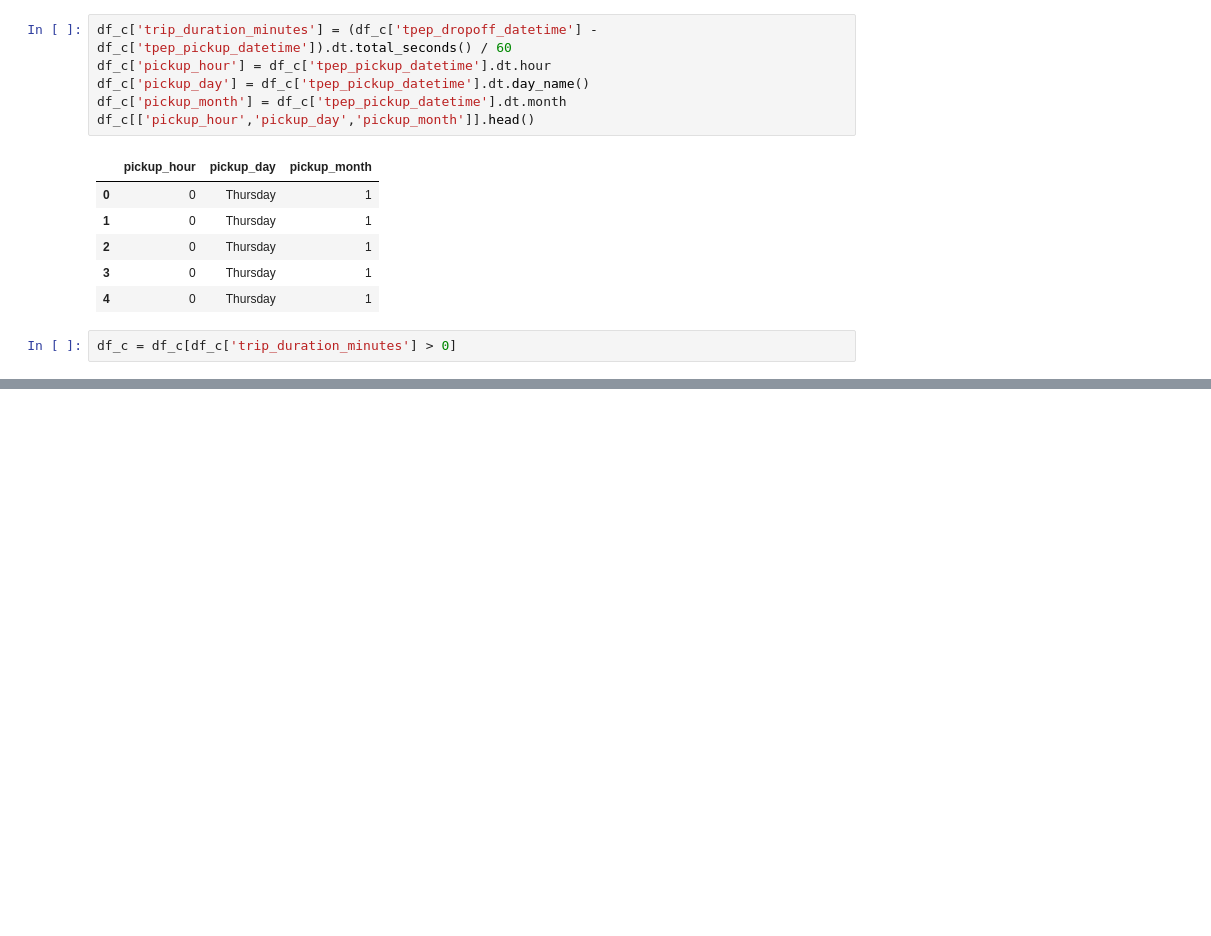
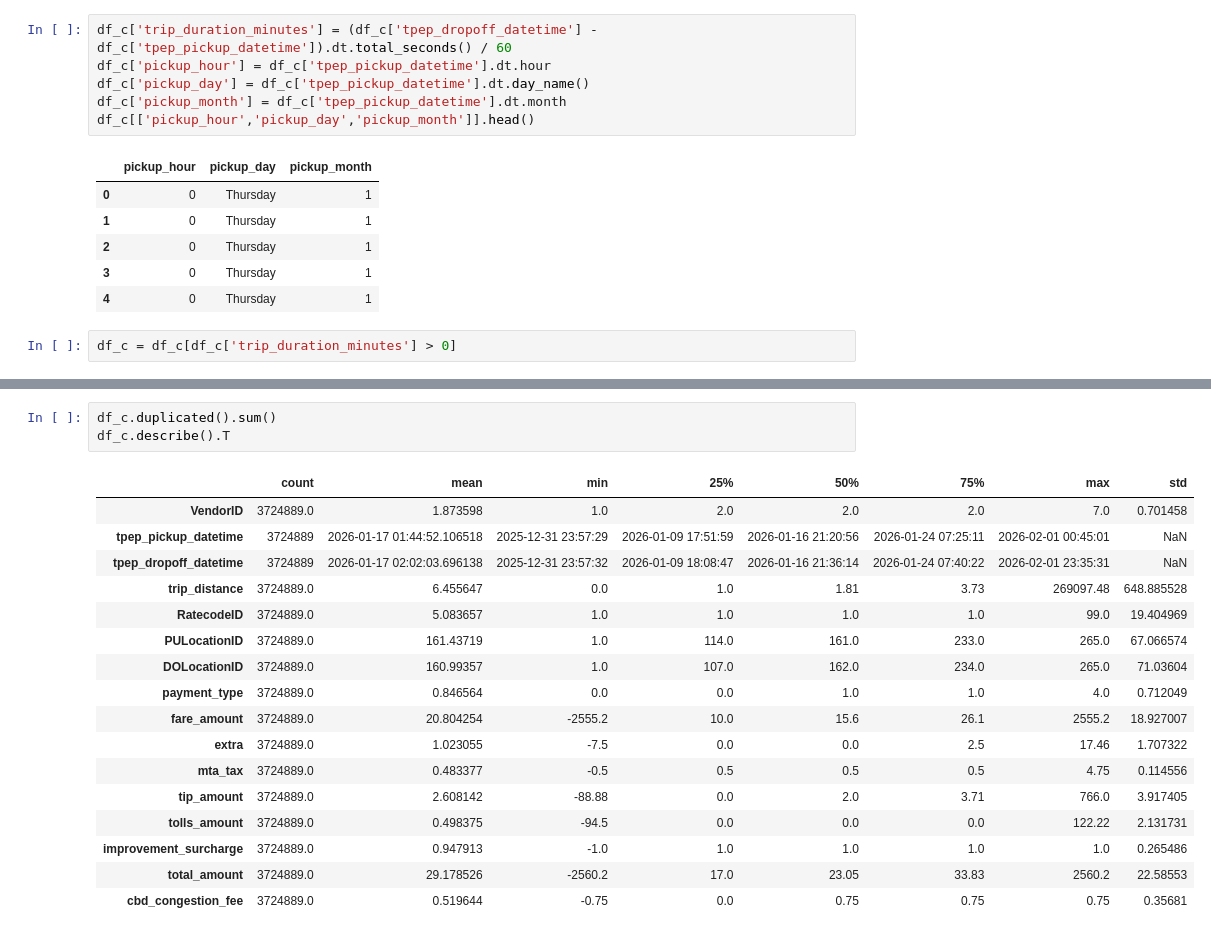
Before and after one commit to sogandghiami/Uber_taxi, a Jupyter notebook: nyc_yellow_taxi_analysis.ipynb, the cells around one changed output, grey strips where cells are left out. Drawn from its saved outputs; the diff is of its cells as text; blank space fills up the shorter version.

```diff
--- a/nyc_yellow_taxi_analysis.ipynb
+++ b/nyc_yellow_taxi_analysis.ipynb
@@ -151,0 +136,21 @@ nothing added to commit but untracked files present (use "git add" to track)
+# %%
+df_c.duplicated().sum()
+df_c.describe().T
+# %% [output]
+|  | count | mean | min | 25% | 50% | 75% | max | std |
+| VendorID | 3724889.0 | 1.873598 | 1.0 | 2.0 | 2.0 | 2.0 | 7.0 | 0.701458 |
+| tpep_pickup_datetime | 3724889 | 2026-01-17 01:44:52.106518 | 2025-12-31 23:57:29 | 2026-01-09 17:51:59 | 2026-01-16 21:20:56 | 2026-01-24 07:25:11 | 2026-02-01 00:45:01 | NaN |
+| tpep_dropoff_datetime | 3724889 | 2026-01-17 02:02:03.696138 | 2025-12-31 23:57:32 | 2026-01-09 18:08:47 | 2026-01-16 21:36:14 | 2026-01-24 07:40:22 | 2026-02-01 23:35:31 | NaN |
+| trip_distance | 3724889.0 | 6.455647 | 0.0 | 1.0 | 1.81 | 3.73 | 269097.48 | 648.885528 |
+| RatecodeID | 3724889.0 | 5.083657 | 1.0 | 1.0 | 1.0 | 1.0 | 99.0 | 19.404969 |
+| PULocationID | 3724889.0 | 161.43719 | 1.0 | 114.0 | 161.0 | 233.0 | 265.0 | 67.066574 |
+| DOLocationID | 3724889.0 | 160.99357 | 1.0 | 107.0 | 162.0 | 234.0 | 265.0 | 71.03604 |
+| payment_type | 3724889.0 | 0.846564 | 0.0 | 0.0 | 1.0 | 1.0 | 4.0 | 0.712049 |
+| fare_amount | 3724889.0 | 20.804254 | -2555.2 | 10.0 | 15.6 | 26.1 | 2555.2 | 18.927007 |
+| extra | 3724889.0 | 1.023055 | -7.5 | 0.0 | 0.0 | 2.5 | 17.46 | 1.707322 |
+| mta_tax | 3724889.0 | 0.483377 | -0.5 | 0.5 | 0.5 | 0.5 | 4.75 | 0.114556 |
+| tip_amount | 3724889.0 | 2.608142 | -88.88 | 0.0 | 2.0 | 3.71 | 766.0 | 3.917405 |
+| tolls_amount | 3724889.0 | 0.498375 | -94.5 | 0.0 | 0.0 | 0.0 | 122.22 | 2.131731 |
+| improvement_surcharge | 3724889.0 | 0.947913 | -1.0 | 1.0 | 1.0 | 1.0 | 1.0 | 0.265486 |
+| total_amount | 3724889.0 | 29.178526 | -2560.2 | 17.0 | 23.05 | 33.83 | 2560.2 | 22.58553 |
+| cbd_congestion_fee | 3724889.0 | 0.519644 | -0.75 | 0.0 | 0.75 | 0.75 | 0.75 | 0.35681 |
```
Also changed, not shown: parts of 10 cells of this notebook.
